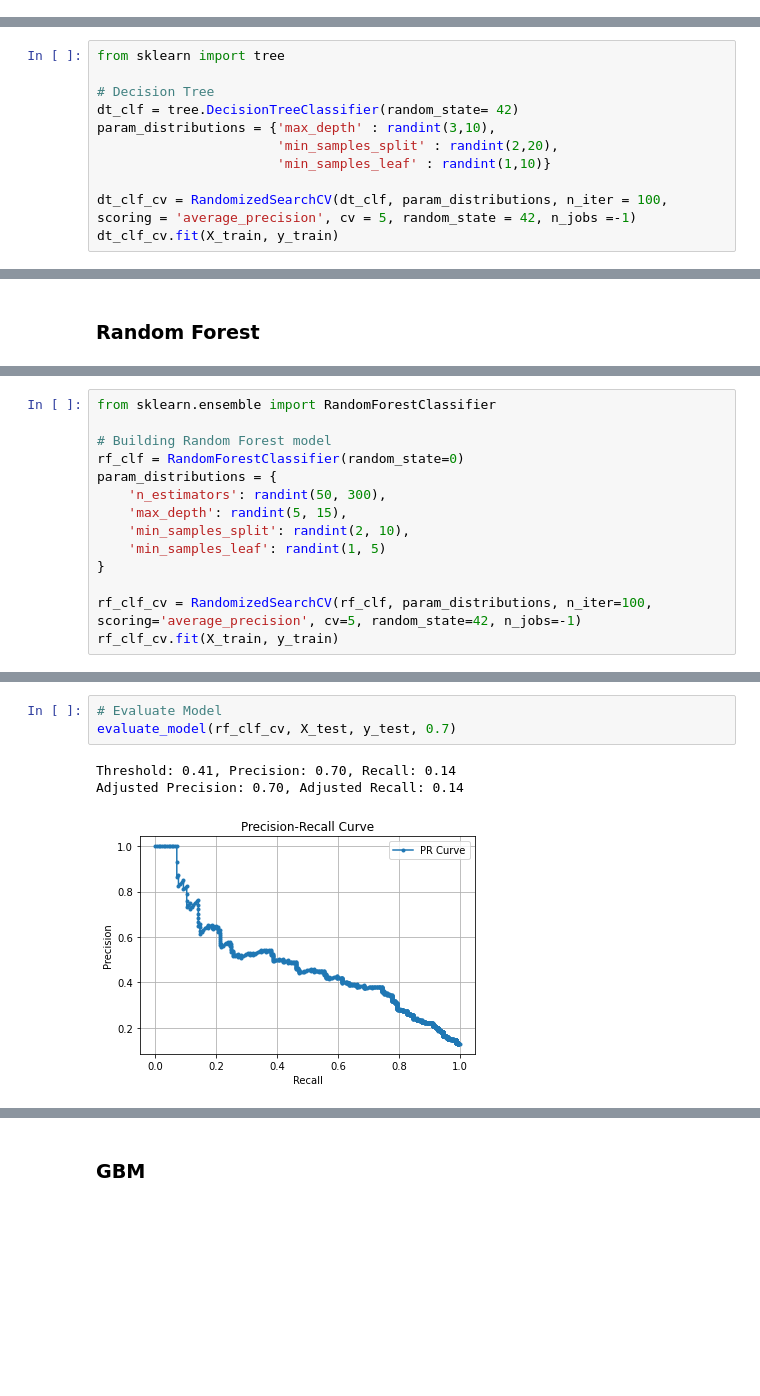
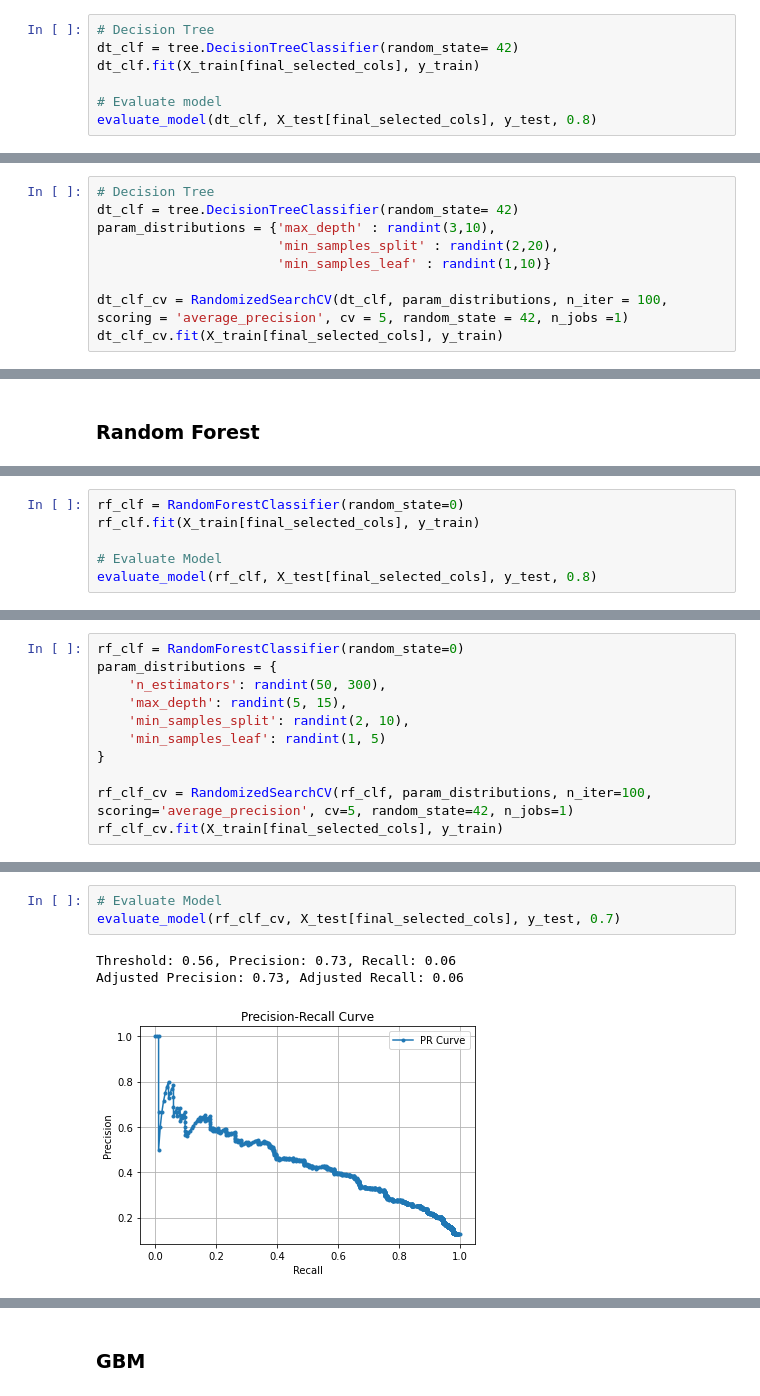
Before and after one commit to katieminjoo/Data_Engineering, a Jupyter notebook: Classification_task/Classification.ipynb, the cells around one changed output, grey strips where cells are left out. Cells and saved outputs as stored; diff of their text form; blank space fills up the shorter version.

```diff
--- a/Classification_task/Classification.ipynb
+++ b/Classification_task/Classification.ipynb
@@ -1327,0 +1289,7 @@ weighted avg       0.86    0.84      0.85  1770.00
+# %%
+# Decision Tree
+dt_clf = tree.DecisionTreeClassifier(random_state= 42)
+dt_clf.fit(X_train[final_selected_cols], y_train)
+
+# Evaluate model
+evaluate_model(dt_clf, X_test[final_selected_cols], y_test, 0.8)
@@ -1328,13 +1315,11 @@ weighted avg       0.86    0.84      0.85  1770.00
 # %%
-from sklearn import tree
-
 # Decision Tree
 dt_clf = tree.DecisionTreeClassifier(random_state= 42)
 param_distributions = {'max_depth' : randint(3,10),
                        'min_samples_split' : randint(2,20),
                        'min_samples_leaf' : randint(1,10)}
 
-dt_clf_cv = RandomizedSearchCV(dt_clf, param_distributions, n_iter = 100, scoring = 'average_precision', cv = 5, random_state = 42, n_jobs =-1)
-dt_clf_cv.fit(X_train, y_train)
+dt_clf_cv = RandomizedSearchCV(dt_clf, param_distributions, n_iter = 100, scoring = 'average_precision', cv = 5, random_state = 42, n_jobs =1)
+dt_clf_cv.fit(X_train[final_selected_cols], y_train)
 # %% [output]
 RandomizedSearchCV(cv=5, estimator=DecisionTreeClassifier(random_state=42),
@@ -1397,0 +1382,6 @@ weighted avg       0.88    0.90      0.87   1770.0
+# %%
+rf_clf = RandomForestClassifier(random_state=0)
+rf_clf.fit(X_train[final_selected_cols], y_train)
+
+# Evaluate Model
+evaluate_model(rf_clf, X_test[final_selected_cols], y_test, 0.8)
@@ -1398,7 +1409,4 @@ weighted avg       0.88    0.90      0.87   1770.0
 # %%
-from sklearn.ensemble import RandomForestClassifier
-
-# Building Random Forest model
 rf_clf = RandomForestClassifier(random_state=0)
 param_distributions = {
     'n_estimators': randint(50, 300),
@@ -1407,7 +1415,7 @@ param_distributions = {
     'min_samples_leaf': randint(1, 5)
 }
 
-rf_clf_cv = RandomizedSearchCV(rf_clf, param_distributions, n_iter=100, scoring='average_precision', cv=5, random_state=42, n_jobs=-1)
-rf_clf_cv.fit(X_train, y_train)
+rf_clf_cv = RandomizedSearchCV(rf_clf, param_distributions, n_iter=100, scoring='average_precision', cv=5, random_state=42, n_jobs=1)
+rf_clf_cv.fit(X_train[final_selected_cols], y_train)
 # %% [output]
 RandomizedSearchCV(cv=5, estimator=RandomForestClassifier(random_state=0),
@@ -1419,8 +1427,8 @@ RandomizedSearchCV(cv=5, estimator=RandomForestClassifier(random_state=0),
                    random_state=42, scoring='average_precision')
 # %%
 # Evaluate Model
-evaluate_model(rf_clf_cv, X_test, y_test, 0.7)
+evaluate_model(rf_clf_cv, X_test[final_selected_cols], y_test, 0.7)
 # %% [output]
-Threshold: 0.41, Precision: 0.70, Recall: 0.14
-Adjusted Precision: 0.70, Adjusted Recall: 0.14
+Threshold: 0.56, Precision: 0.73, Recall: 0.06
+Adjusted Precision: 0.73, Adjusted Recall: 0.06
-[figure, old version]
+[figure, new version]
```
Also changed, not shown: parts of 116 cells of this notebook, 1 other file.
